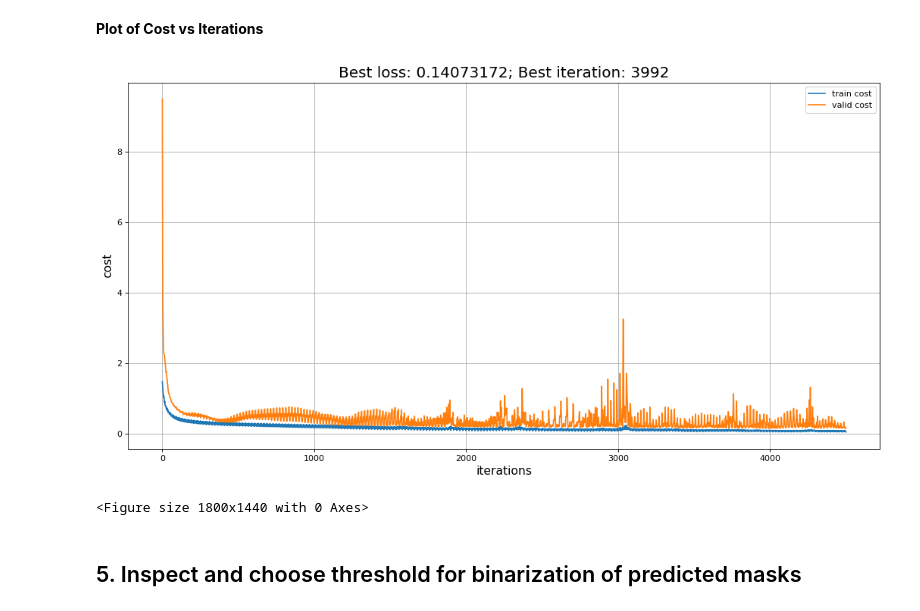
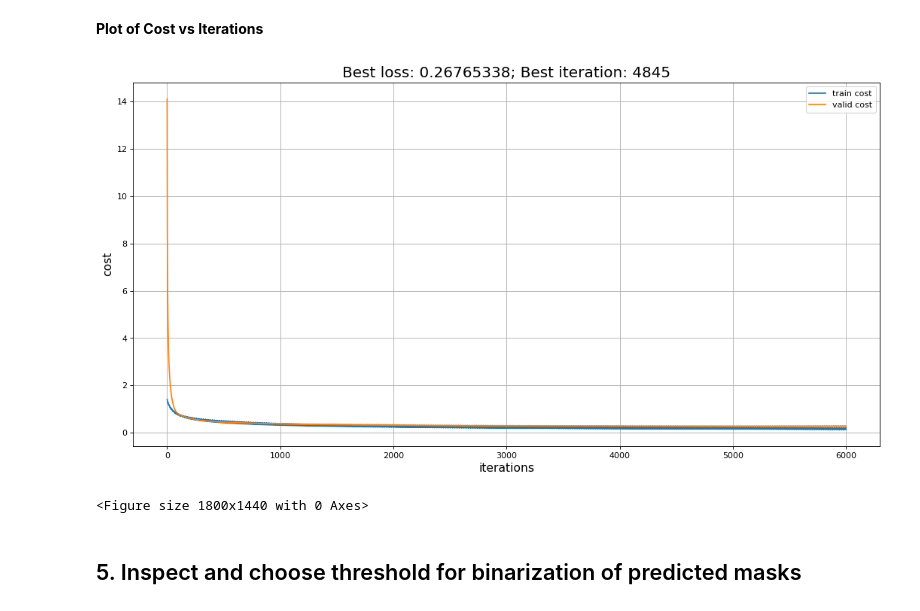
Before and after one commit to itratrahman/machine_learning_projects, a Jupyter notebook: salt_identification_challenge/models/unet.ipynb, the cells around one changed output. Drawn from its saved outputs; the diff is of its cells as text; code cells hidden in the pictures.

Commit message:
modified unet of salt_identification_challenge

```diff
--- a/salt_identification_challenge/models/unet.ipynb
+++ b/salt_identification_challenge/models/unet.ipynb
@@ -190,6 +187,9 @@ def generate_batch(indices, ids, IMG_DIR, IMG_HEIGHT, IMG_WIDTH, IMG_CHANNELS, M
     '''
     A function to generate train/test image batch
     '''
+    # ignore warning
+    import warnings
+    warnings.filterwarnings('ignore')
 
     # extract the id based of train/test set
     batch_ids = ids[indices]
@@ -208,7 +208,7 @@ def generate_batch(indices, ids, IMG_DIR, IMG_HEIGHT, IMG_WIDTH, IMG_CHANNELS, M
         # load image
         img = imread(img_path)
         # resize image
-        img = resize(img, (IMG_HEIGHT, IMG_WIDTH), mode='constant', preserve_range=True, anti_aliasing=False)
+        img = resize(img, (IMG_HEIGHT, IMG_WIDTH), mode='constant', preserve_range=True)
         # store the image in the designated numpy array
         X[n] = img.astype(np.float32)
         # del image to save runtime memory
@@ -221,7 +221,7 @@ def generate_batch(indices, ids, IMG_DIR, IMG_HEIGHT, IMG_WIDTH, IMG_CHANNELS, M
             # divide the mask by maximum value
             mask = mask/MAX
             # resize mask
-            mask = resize(mask, (IMG_HEIGHT, IMG_WIDTH), mode='constant', preserve_range=True, anti_aliasing=False)
+            mask = resize(mask, (IMG_HEIGHT, IMG_WIDTH), mode='constant', preserve_range=True)
             # expand dimension
             mask = np.expand_dims(mask, axis=-1)
             # store in the the designated numpy array
@@ -485,7 +489,7 @@ def create_unet(IMG_HEIGHT, IMG_WIDTH, IMG_CHANNELS,
 
     with tf.device(device):
         # sigmoid_cross_entropy
-        loss = tf.losses.sigmoid_cross_entropy(multi_class_labels=flat_y, logits=flat_conv)
+        cost = tf.losses.sigmoid_cross_entropy(multi_class_labels=flat_y, logits=flat_conv)
 
     # optimizer
     optimizer = tf.train.AdamOptimizer(learning_rate=learning_rate)
@@ -495,9 +499,9 @@ def create_unet(IMG_HEIGHT, IMG_WIDTH, IMG_CHANNELS,
     with tf.control_dependencies(update_ops):
         with tf.device(device):
             # train step
-            train_step = optimizer.minimize(loss)
+            train_step = optimizer.minimize(cost)
 
-    return X,Y,Y_,cond, training,loss,train_step
+    return X,Y,Y_,cond, training,cost,train_step
 # %% [markdown]
 ### 3.2 A function to train UNET network
 # %%
@@ -695,6 +695,6 @@ Size of validation set: 200
 # %%
 # kernel sizes of conv and deconv layers
-kernel_sizes = [7,7,5,3]
+kernel_sizes = [3,3,3,3]
 # number of filters of each conv layer
 conv_filters = [16,32,64,128]
 # stride
@@ -704,14 +704,14 @@ max_pool_kernel_size = 2
 max_pool_strides = 2
 # number of filters of each deconv layer
 conv_transpose_filters = [128,64,32,1]
-learning_rate=0.0001
+learning_rate=0.0001*0.5
 # batch size
 batch_size = 200
 # max iteration
-max_iter = 4500
+max_iter = 6000
 
 # create unet
-X,Y,Y_,cond, training,loss,train_step = create_unet(IMG_HEIGHT, IMG_WIDTH, IMG_CHANNELS,
+X,Y,Y_,cond, training,cost,train_step = create_unet(IMG_HEIGHT, IMG_WIDTH, IMG_CHANNELS,
                                                   conv_filters, conv_transpose_filters, kernel_sizes, strides,
                                                   max_pool_kernel_size, max_pool_strides, learning_rate)
 
@@ -723,9 +723,9 @@ feed_dict_validation =  {X: image_validation.astype(np.float32), Y: mask_validat
 
 # train unet
 model_name = 'my-model'
-saver, train_loss, valid_loss, best_loss, best_iteration = train_unet(max_iter,batch_size,
-                                                                      X,Y,Y_,cond, loss,train_step,training,
-                                                                      train_indices, feed_dict_validation,
+saver, train_cost, valid_cost, best_cost, best_iteration = train_unet(max_iter,batch_size,
+                                                                      X,Y,Y_,cond, cost,train_step,training,
+                                                                      train_indices,train_ids, feed_dict_validation,
                                                                       TRAIN_IMG_DIR, IMG_HEIGHT, IMG_WIDTH, IMG_CHANNELS,
                                                                       MAX, model_dir, model_name)
 # %% [output]
@@ -751,18 +751,18 @@ Tensor("conv2d_transpose_3/BiasAdd:0", shape=(?, 128, 128, 1), dtype=float32, de
 **Plot of Cost vs Iterations**
 # %%
 plt.figure(figsize=(16, 8), dpi= 80, facecolor='w', edgecolor='k')
-plt.plot(train_loss, label = 'train cost')
-plt.plot(valid_loss, label = 'valid cost')
+plt.plot(train_cost, label = 'train cost')
+plt.plot(valid_cost, label = 'valid cost')
 plt.xlabel('iterations', fontsize = 14)
 plt.ylabel('cost', fontsize = 14)
-plt.title("Best loss: "+str(best_loss)+"; Best iteration: "+str(best_iteration),fontsize = 18)
+plt.title("Best loss: "+str(best_cost)+"; Best iteration: "+str(best_iteration),fontsize = 18)
 plt.legend()
 plt.grid()
 plt.show()
 # save the figure in the designated directory
 plt.savefig(figure_dir + 'cost_vs_iterations.png', bbox_inches='tight')
 # %% [output]
-[figure, old version]
+[figure, new version]
 <Figure size 1800x1440 with 0 Axes>
 # %% [markdown]
 ## 5. Inspect and choose threshold for binarization of predicted masks
```
Also changed, not shown: parts of 15 cells of this notebook.
